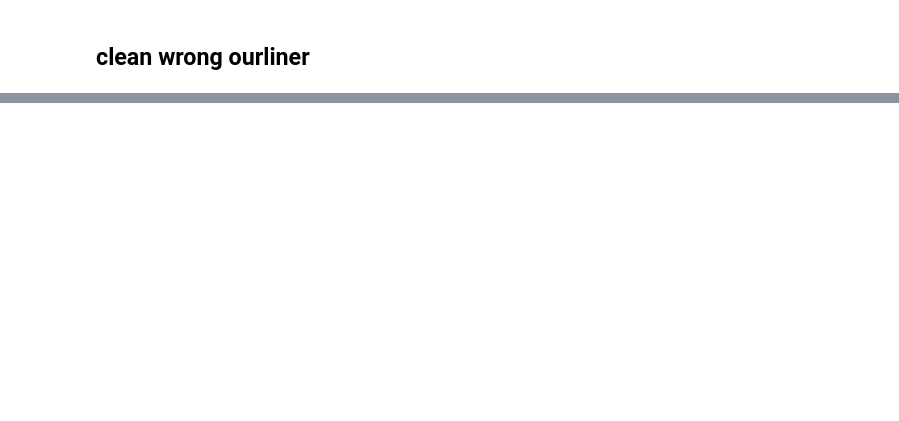
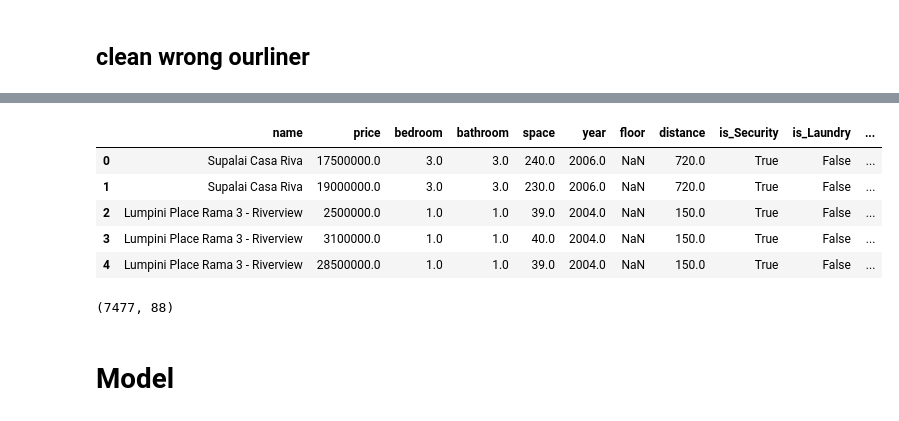
Before and after one commit to Comrade26/Condo_project, a Jupyter notebook: new_test/test.ipynb, the cells around one changed output, grey strips where cells are left out. Drawn from its saved outputs; the diff is of its cells as text; code cells hidden in the pictures; blank space fills up the shorter version.

```diff
--- a/new_test/test.ipynb
+++ b/new_test/test.ipynb
@@ -162,0 +287,2 @@ set(combined_list)
+# %%
+category_column = ['type','station_id']
@@ -162,0 +293,24 @@ set(combined_list)
+# %%
+df_dummy = pd.get_dummies(df['district'], prefix='แขวง',prefix_sep='' ,drop_first=True)
+df = pd.merge(df, df_dummy, left_index=True, right_index=True , how = "inner")
+df = df.drop('district', axis = 1)
+# %%
+for col in category_column:
+    df_dummy = pd.get_dummies(df[col], drop_first=True)
+    df = pd.merge(df, df_dummy, left_index=True, right_index=True , how = "inner")
+    df = df.drop(col, axis = 1)
+# %%
+df.head()
+# %% [output]
+|  | name | price | bedroom | bathroom | space | year | floor | distance | is_Security | is_Laundry | ... |
+| 0 | Supalai Casa Riva | 17500000.0 | 3.0 | 3.0 | 240.0 | 2006.0 | NaN | 720.0 | True | False | ... |
+| 1 | Supalai Casa Riva | 19000000.0 | 3.0 | 3.0 | 230.0 | 2006.0 | NaN | 720.0 | True | False | ... |
+| 2 | Lumpini Place Rama 3 - Riverview | 2500000.0 | 1.0 | 1.0 | 39.0 | 2004.0 | NaN | 150.0 | True | False | ... |
+| 3 | Lumpini Place Rama 3 - Riverview | 3100000.0 | 1.0 | 1.0 | 40.0 | 2004.0 | NaN | 150.0 | True | False | ... |
+| 4 | Lumpini Place Rama 3 - Riverview | 28500000.0 | 1.0 | 1.0 | 39.0 | 2004.0 | NaN | 150.0 | True | False | ... |
+# %%
+df.shape
+# %% [output]
+(7477, 88)
+# %% [markdown]
+# Model
```
Also changed, not shown: parts of 45 cells of this notebook.
